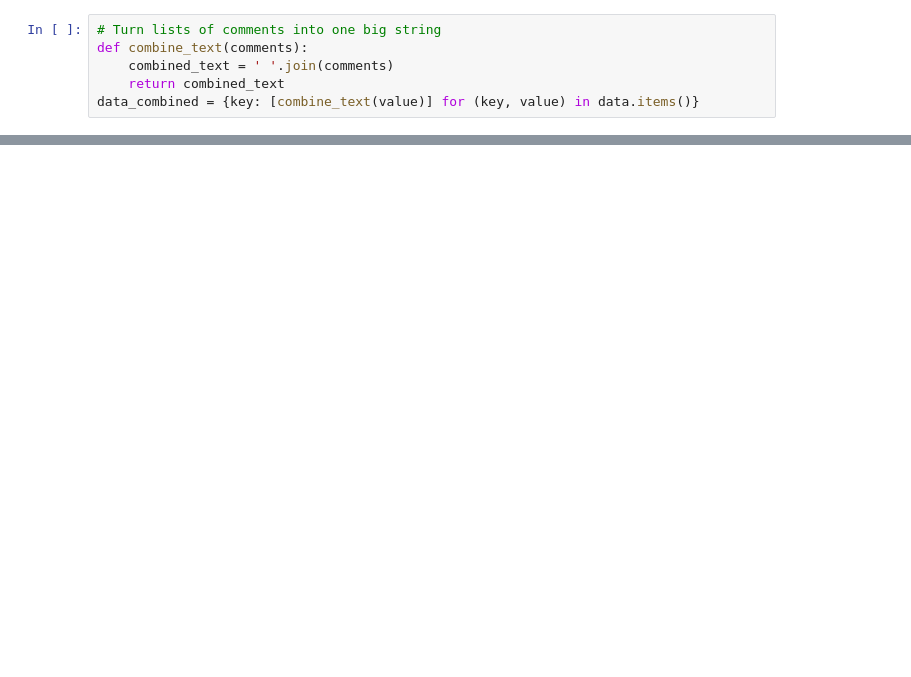
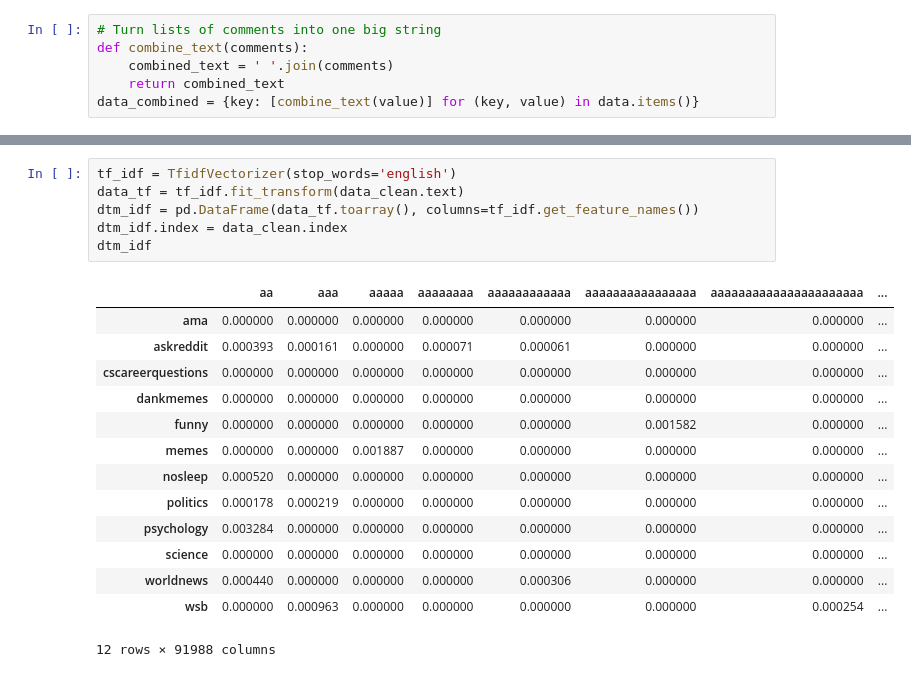
Before and after one commit to nhorton04/Reddit_Comments, a Jupyter notebook: my_comments.ipynb, the cells around one changed output, grey strips where cells are left out. Drawn from its saved outputs; the diff is of its cells as text; blank space fills up the shorter version.

```diff
--- a/my_comments.ipynb
+++ b/my_comments.ipynb
@@ -102,0 +167,21 @@ data_clean
+# %%
+tf_idf = TfidfVectorizer(stop_words='english')
+data_tf = tf_idf.fit_transform(data_clean.text)
+dtm_idf = pd.DataFrame(data_tf.toarray(), columns=tf_idf.get_feature_names())
+dtm_idf.index = data_clean.index
+dtm_idf
+# %% [output]
+|  | aa | aaa | aaaaa | aaaaaaaa | aaaaaaaaaaaa | aaaaaaaaaaaaaaaa | aaaaaaaaaaaaaaaaaaaaaa | ... |
+| ama | 0.000000 | 0.000000 | 0.000000 | 0.000000 | 0.000000 | 0.000000 | 0.000000 | ... |
+| askreddit | 0.000393 | 0.000161 | 0.000000 | 0.000071 | 0.000061 | 0.000000 | 0.000000 | ... |
+| cscareerquestions | 0.000000 | 0.000000 | 0.000000 | 0.000000 | 0.000000 | 0.000000 | 0.000000 | ... |
+| dankmemes | 0.000000 | 0.000000 | 0.000000 | 0.000000 | 0.000000 | 0.000000 | 0.000000 | ... |
+| funny | 0.000000 | 0.000000 | 0.000000 | 0.000000 | 0.000000 | 0.001582 | 0.000000 | ... |
+| memes | 0.000000 | 0.000000 | 0.001887 | 0.000000 | 0.000000 | 0.000000 | 0.000000 | ... |
+| nosleep | 0.000520 | 0.000000 | 0.000000 | 0.000000 | 0.000000 | 0.000000 | 0.000000 | ... |
+| politics | 0.000178 | 0.000219 | 0.000000 | 0.000000 | 0.000000 | 0.000000 | 0.000000 | ... |
+| psychology | 0.003284 | 0.000000 | 0.000000 | 0.000000 | 0.000000 | 0.000000 | 0.000000 | ... |
+| science | 0.000000 | 0.000000 | 0.000000 | 0.000000 | 0.000000 | 0.000000 | 0.000000 | ... |
+| worldnews | 0.000440 | 0.000000 | 0.000000 | 0.000000 | 0.000306 | 0.000000 | 0.000000 | ... |
+| wsb | 0.000000 | 0.000963 | 0.000000 | 0.000000 | 0.000000 | 0.000000 | 0.000254 | ... |
+12 rows × 91988 columns
```
Also changed, not shown: parts of 37 cells of this notebook, 39 other files.
